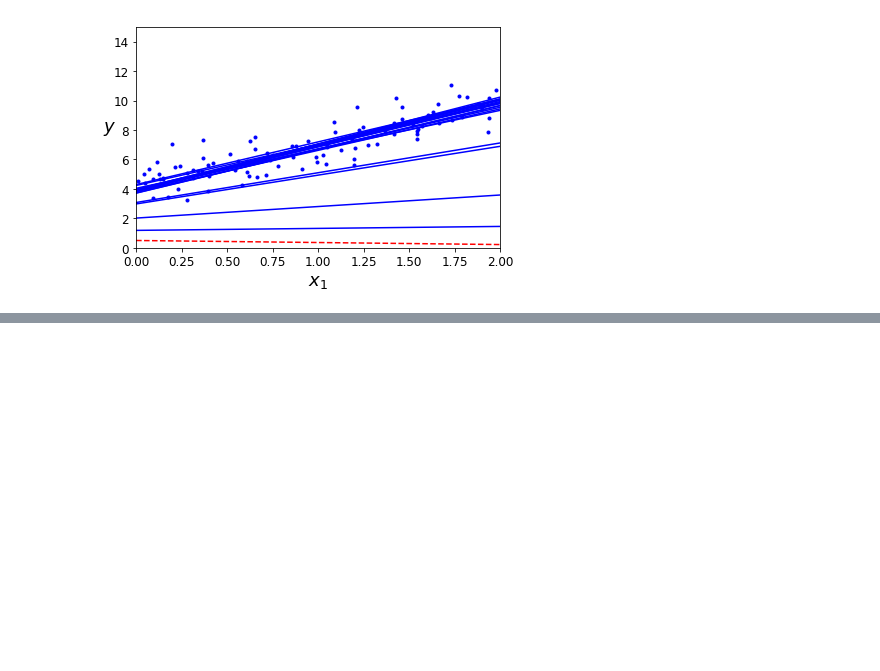
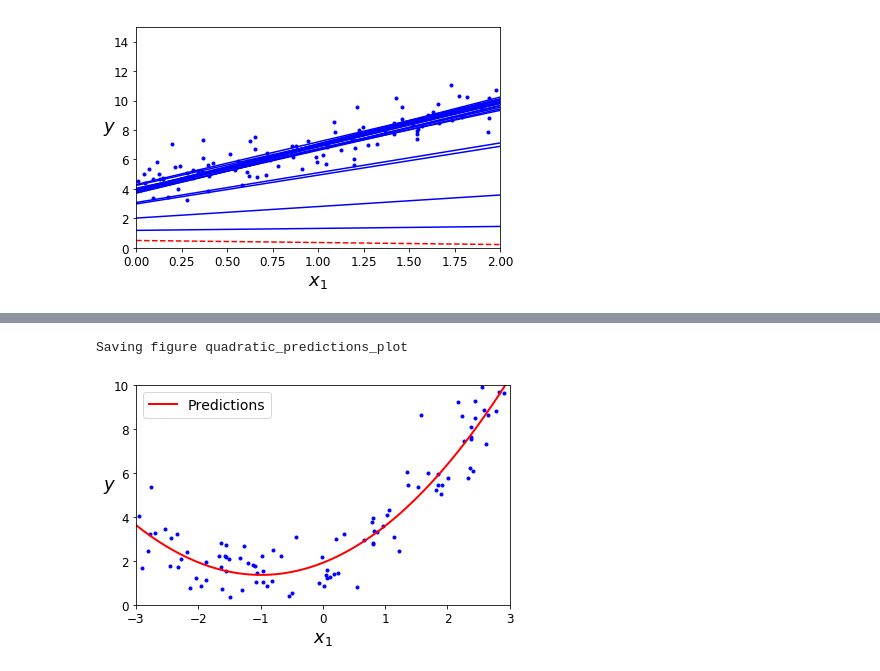
Before and after one commit to bholbein/machine-learning, a Jupyter notebook: Chapter 4 - Training Models.ipynb, the cells around one changed output, grey strips where cells are left out. Drawn from its saved outputs; the diff is of its cells as text; code cells hidden in the pictures; blank space fills up the shorter version.

```diff
--- a/Chapter 4 - Training Models.ipynb
+++ b/Chapter 4 - Training Models.ipynb
@@ -183,0 +288,15 @@ Saving figure sgd_plot
+# %%
+X_sorted = np.linspace(-3, 3, 100).reshape(100, 1) #need new sorted X values for plotting
+X_sorted_poly = poly_features.fit_transform(X_sorted) # create additional polynomial features
+y_sorted = lin_reg.predict(X_sorted_poly) # predict y's for newly created x's
+plt.plot(X, y, "b.")
+plt.plot(X_sorted, y_sorted, "r-", linewidth=2, label="Predictions")
+plt.xlabel("$x_1$", fontsize=18)
+plt.ylabel("$y$", fontsize=18, rotation=0)
+plt.legend(loc="upper left", fontsize=14)
+plt.axis([-3,3,0,10])
+save_fig("quadratic_predictions_plot")
+plt.show()
+# %% [output]
+Saving figure quadratic_predictions_plot
+[figure, added]
```
Also changed, not shown: parts of 17 cells of this notebook.
